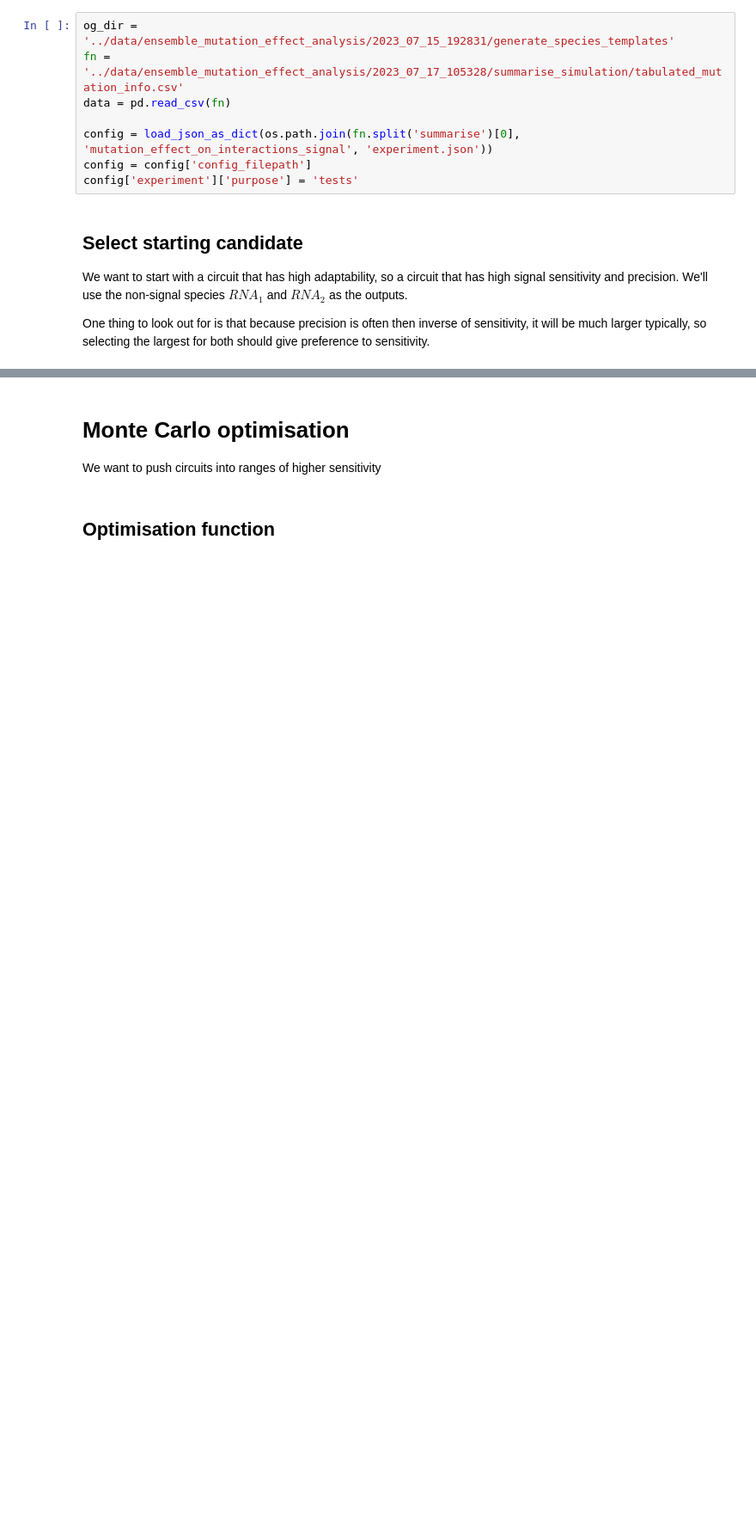
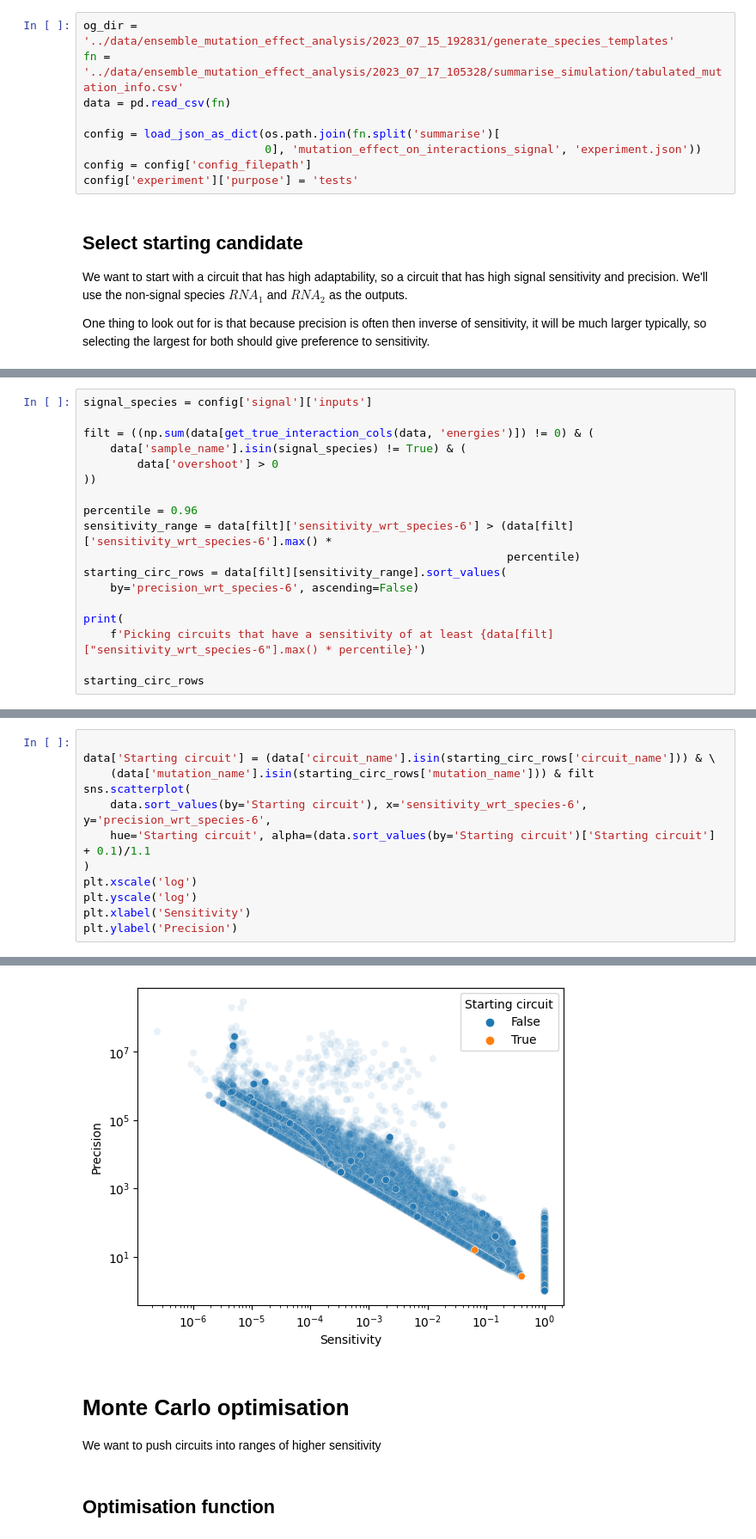
Before and after one commit to olive004/synbio_morpher, a Jupyter notebook: notebooks/16_Monte_Carlo_circuit_adaptability.ipynb, the cells around one changed output, grey strips where cells are left out. Shown at 86% size. Saved outputs shown, nothing was run; the diff lists cells and outputs as text; blank space fills up the shorter version.

```diff
--- a/notebooks/16_Monte_Carlo_circuit_adaptability.ipynb
+++ b/notebooks/16_Monte_Carlo_circuit_adaptability.ipynb
@@ -53,7 +56,8 @@ og_dir = '../data/ensemble_mutation_effect_analysis/2023_07_15_192831/generate_s
 fn = '../data/ensemble_mutation_effect_analysis/2023_07_17_105328/summarise_simulation/tabulated_mutation_info.csv'
 data = pd.read_csv(fn)
 
-config = load_json_as_dict(os.path.join(fn.split('summarise')[0], 'mutation_effect_on_interactions_signal', 'experiment.json'))
+config = load_json_as_dict(os.path.join(fn.split('summarise')[
+                           0], 'mutation_effect_on_interactions_signal', 'experiment.json'))
 config = config['config_filepath']
 config['experiment']['purpose'] = 'tests'
 # %% [markdown]
@@ -109,0 +69,18 @@ plt.suptitle('Precision mean for $RNA_2$')
+# %%
+signal_species = config['signal']['inputs']
+
+filt = ((np.sum(data[get_true_interaction_cols(data, 'energies')]) != 0) & (
+    data['sample_name'].isin(signal_species) != True) & (
+        data['overshoot'] > 0
+))
+
+percentile = 0.96
+sensitivity_range = data[filt]['sensitivity_wrt_species-6'] > (data[filt]['sensitivity_wrt_species-6'].max() *
+                                                               percentile)
+starting_circ_rows = data[filt][sensitivity_range].sort_values(
+    by='precision_wrt_species-6', ascending=False)
+
+print(
+    f'Picking circuits that have a sensitivity of at least {data[filt]["sensitivity_wrt_species-6"].max() * percentile}')
+
+starting_circ_rows
@@ -109,0 +103,13 @@ plt.suptitle('Precision mean for $RNA_2$')
+# %%
+
+data['Starting circuit'] = (data['circuit_name'].isin(starting_circ_rows['circuit_name'])) & \
+    (data['mutation_name'].isin(starting_circ_rows['mutation_name'])) & filt
+sns.scatterplot(
+    data.sort_values(by='Starting circuit'), x='sensitivity_wrt_species-6', y='precision_wrt_species-6',
+    hue='Starting circuit', alpha=(data.sort_values(by='Starting circuit')['Starting circuit'] + 0.1)/1.1
+)
+plt.xscale('log')
+plt.yscale('log')
+plt.xlabel('Sensitivity')
+plt.ylabel('Precision')
+# %% [output]
@@ -110,3 +117,4 @@ plt.suptitle('Precision mean for $RNA_2$')
+[figure, added]
 # %% [markdown]
 # Monte Carlo optimisation
 
```
Also changed, not shown: parts of 14 cells of this notebook, 1 other file.
